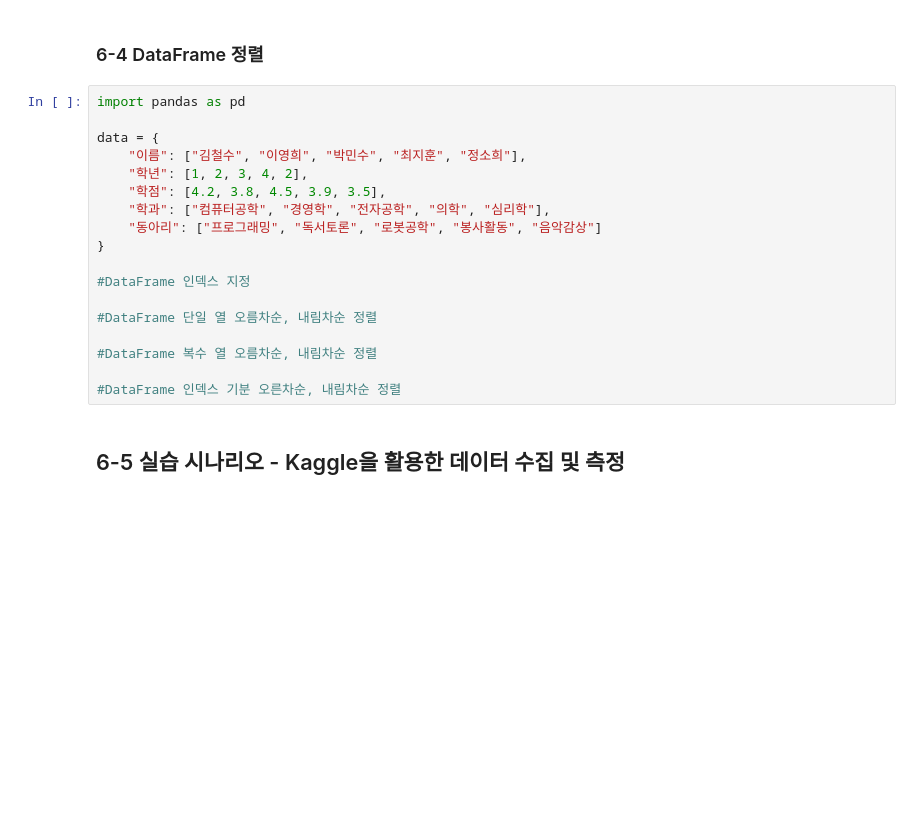
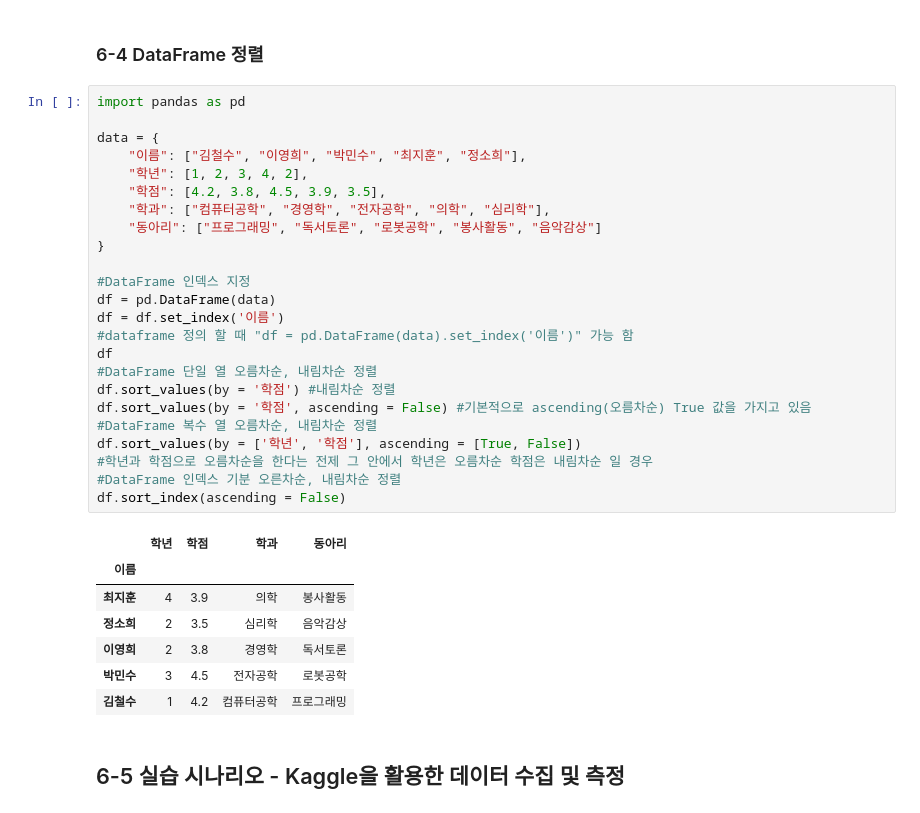
Before and after one commit to y0ening/Data-Analysis-with-Open-Source, a Jupyter notebook: 오픈소스_데이터_분석_6강.ipynb, the cells around one changed output. Saved outputs shown, nothing was run; the diff lists cells and outputs as text; blank space fills up the shorter version.

```diff
--- a/오픈소스_데이터_분석_6강.ipynb
+++ b/오픈소스_데이터_분석_6강.ipynb
@@ -126,21 +126,35 @@ df[(df['학년'] ==2) & (df['학점'] >=3.7)] #여러가지의 조건 일 때
 # %%
 import pandas as pd
 
 data = {
     "이름": ["김철수", "이영희", "박민수", "최지훈", "정소희"],
     "학년": [1, 2, 3, 4, 2],
     "학점": [4.2, 3.8, 4.5, 3.9, 3.5],
     "학과": ["컴퓨터공학", "경영학", "전자공학", "의학", "심리학"],
     "동아리": ["프로그래밍", "독서토론", "로봇공학", "봉사활동", "음악감상"]
 }
 
 #DataFrame 인덱스 지정
-
+df = pd.DataFrame(data)
+df = df.set_index('이름')
+#dataframe 정의 할 때 "df = pd.DataFrame(data).set_index('이름')" 가능 함
+df
 #DataFrame 단일 열 오름차순, 내림차순 정렬
-
+df.sort_values(by = '학점') #내림차순 정렬
+df.sort_values(by = '학점', ascending = False) #기본적으로 ascending(오름차순) True 값을 가지고 있음
 #DataFrame 복수 열 오름차순, 내림차순 정렬
-
+df.sort_values(by = ['학년', '학점'], ascending = [True, False])
+#학년과 학점으로 오름차순을 한다는 전제 그 안에서 학년은 오름차순 학점은 내림차순 일 경우
 #DataFrame 인덱스 기분 오른차순, 내림차순 정렬
+df.sort_index(ascending = False)
+# %% [output]
+|  | 학년 | 학점 | 학과 | 동아리 |
+| 이름 |  |  |  |  |
+| 최지훈 | 4 | 3.9 | 의학 | 봉사활동 |
+| 정소희 | 2 | 3.5 | 심리학 | 음악감상 |
+| 이영희 | 2 | 3.8 | 경영학 | 독서토론 |
+| 박민수 | 3 | 4.5 | 전자공학 | 로봇공학 |
+| 김철수 | 1 | 4.2 | 컴퓨터공학 | 프로그래밍 |
 # %% [markdown]
 ## 6-5 실습 시나리오 - Kaggle을 활용한 데이터 수집 및 측정
 # %% [markdown]
```
Also changed, not shown: parts of 3 cells of this notebook.
